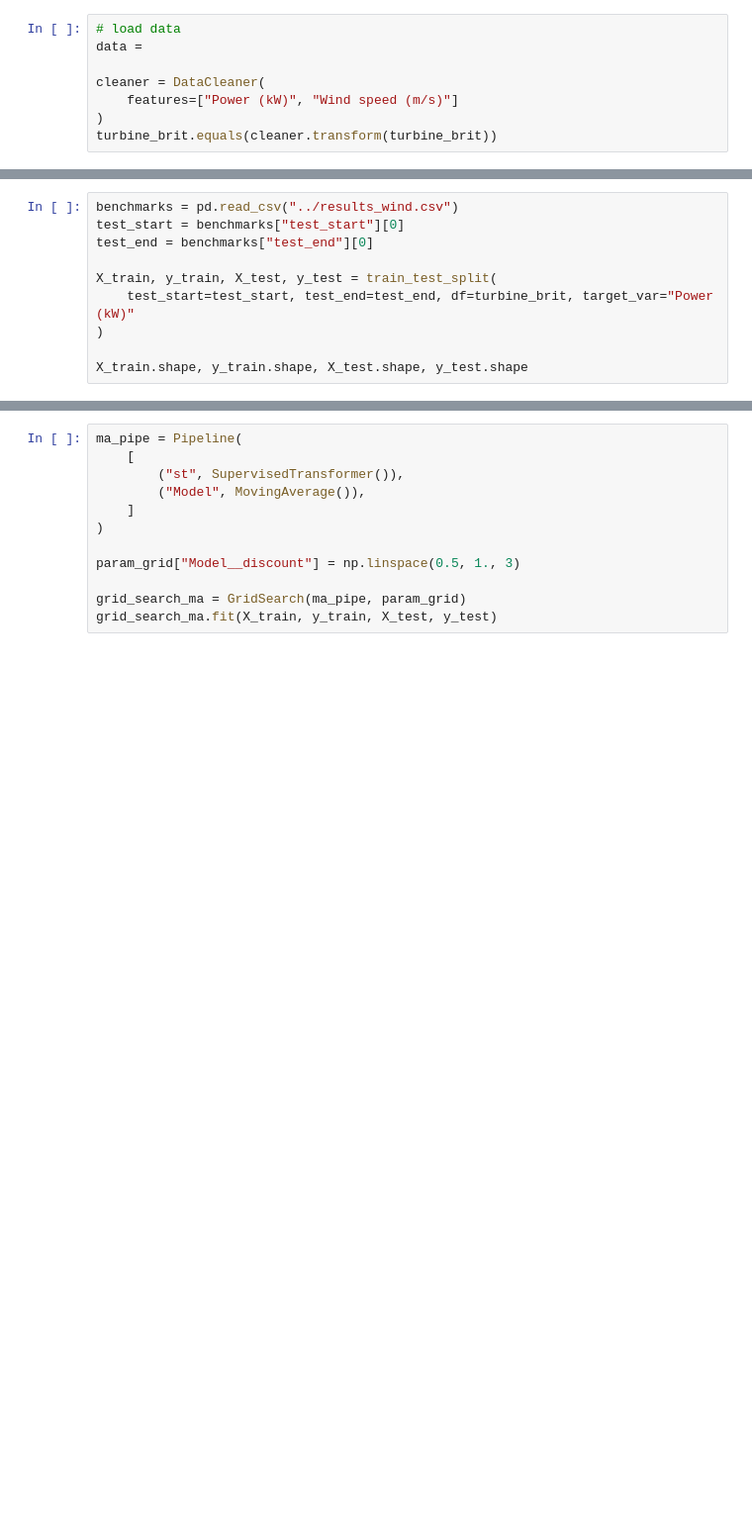
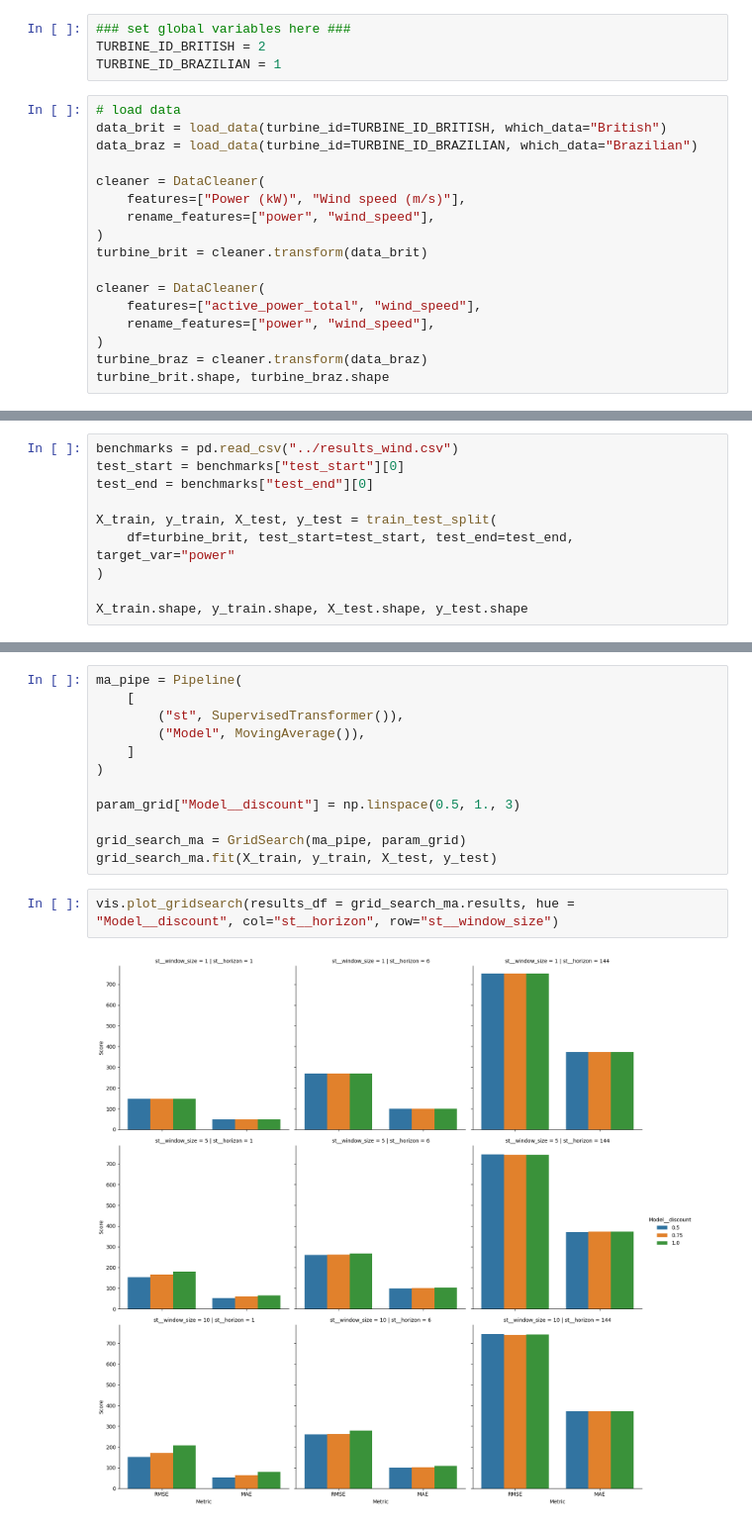
Before and after one commit to H-Kugler/forecasting-wind-power, a Jupyter notebook: notebooks/evaluation.ipynb, the cells around one changed output, grey strips where cells are left out. Shown at 99% size. Saved outputs shown, nothing was run; the diff lists cells and outputs as text; blank space fills up the shorter version.

```diff
--- a/notebooks/evaluation.ipynb
+++ b/notebooks/evaluation.ipynb
@@ -84,9 +64,22 @@ DATA = {"British": turbine_brit, "Brazilian": turbine_braz}
+# %%
+### set global variables here ###
+TURBINE_ID_BRITISH = 2
+TURBINE_ID_BRAZILIAN = 1
 # %%
 # load data
-data =
+data_brit = load_data(turbine_id=TURBINE_ID_BRITISH, which_data="British")
+data_braz = load_data(turbine_id=TURBINE_ID_BRAZILIAN, which_data="Brazilian")
 
 cleaner = DataCleaner(
-    features=["Power (kW)", "Wind speed (m/s)"]
+    features=["Power (kW)", "Wind speed (m/s)"],
+    rename_features=["power", "wind_speed"],
 )
-turbine_brit.equals(cleaner.transform(turbine_brit))
+turbine_brit = cleaner.transform(data_brit)
+
+cleaner = DataCleaner(
+    features=["active_power_total", "wind_speed"],
+    rename_features=["power", "wind_speed"],
+)
+turbine_braz = cleaner.transform(data_braz)
+turbine_brit.shape, turbine_braz.shape
 # %% [output]
@@ -99,7 +92,7 @@ test_start = benchmarks["test_start"][0]
 test_end = benchmarks["test_end"][0]
 
 X_train, y_train, X_test, y_test = train_test_split(
-    test_start=test_start, test_end=test_end, df=turbine_brit, target_var="Power (kW)"
+    df=turbine_brit, test_start=test_start, test_end=test_end, target_var="power"
 )
 
 X_train.shape, y_train.shape, X_test.shape, y_test.shape
@@ -129,3 +124,7 @@ param_grid["Model__discount"] = np.linspace(0.5, 1., 3)
 
 grid_search_ma = GridSearch(ma_pipe, param_grid)
 grid_search_ma.fit(X_train, y_train, X_test, y_test)
+# %%
+vis.plot_gridsearch(results_df = grid_search_ma.results, hue = "Model__discount", col="st__horizon", row="st__window_size")
+# %% [output]
+[figure, added]
```
Also changed, not shown: parts of 18 cells of this notebook, 5 other files.
